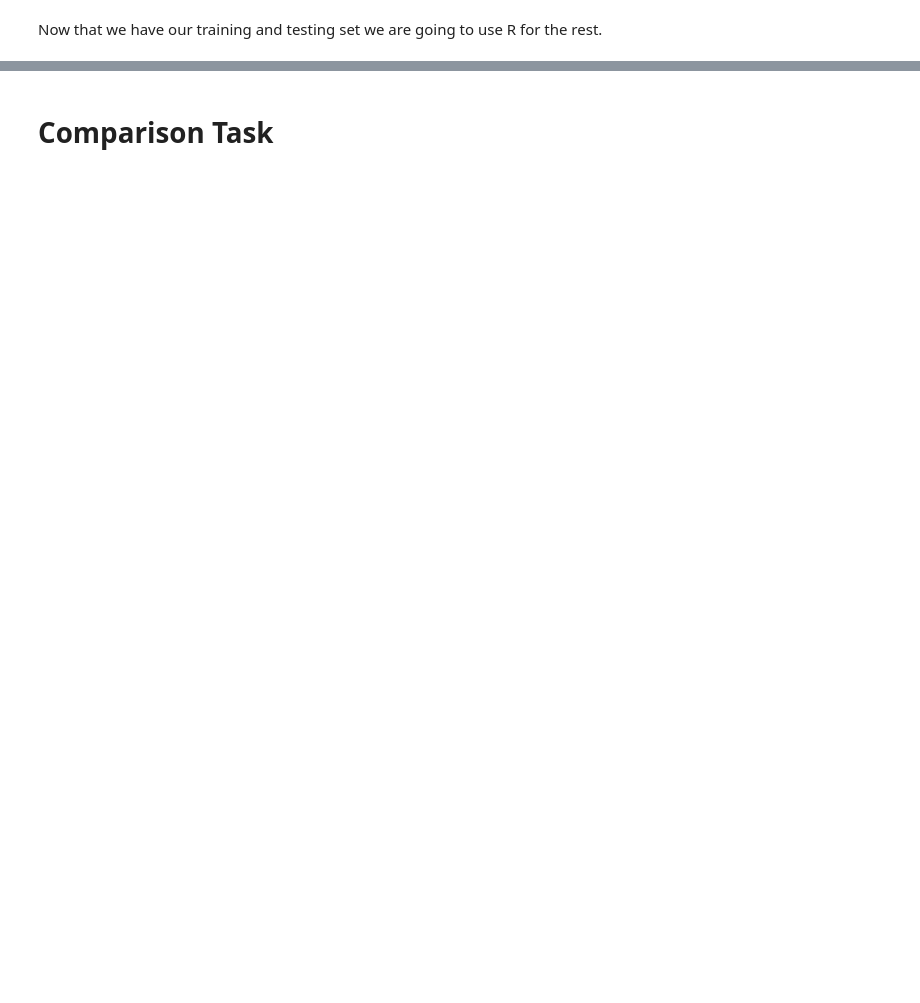
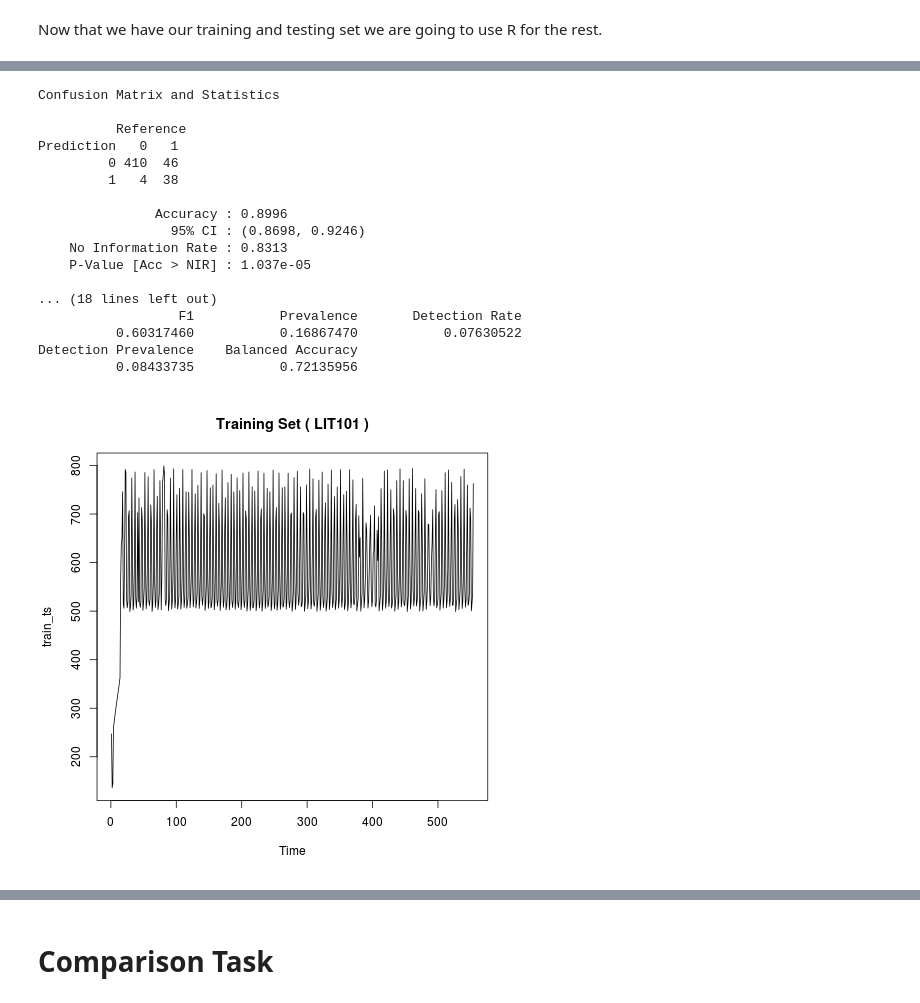
Before and after one commit to ajayaadhikari/Cyber-Data-Analytics, a Jupyter notebook: Assignment_2/CDA-Report.ipynb, the cells around one changed output, grey strips where cells are left out. Cells and saved outputs as stored; diff of their text form; code cells hidden in the pictures; blank space fills up the shorter version.

```diff
--- a/Assignment_2/CDA-Report.ipynb
+++ b/Assignment_2/CDA-Report.ipynb
@@ -264,0 +285,16 @@ ImportError: No module named rpy2.ipython
+# %%
+%%R
+# install.packages('tseries')
+library(tseries)
+# install.packages('TTR')
+library(TTR)
+# install.packages('forecast')
+library(forecast)
+# install.packages('caret')
+library(caret)
+
+setwd("/home/bill/github_repos/cda/Cyber-Data-Analytics/Assignment_2");
+
+# Read the dataset (pre-processed datasets)
+train_data <- read.csv('./data/training_arma.csv',header = TRUE)
+test_data <- read.csv('./data/testing_arma.csv',header = TRUE)
@@ -264,0 +384,22 @@ ImportError: No module named rpy2.ipython
+# %%
+%%R
+predictions <- build_arma_and_plot('LIT101',1)
+# %% [output]
+Confusion Matrix and Statistics
+
+          Reference
+Prediction   0   1
+         0 410  46
+         1   4  38
+
+               Accuracy : 0.8996
+                 95% CI : (0.8698, 0.9246)
+    No Information Rate : 0.8313
+    P-Value [Acc > NIR] : 1.037e-05
+
+... (18 lines left out)
+                  F1           Prevalence       Detection Rate
+          0.60317460           0.16867470           0.07630522
+Detection Prevalence    Balanced Accuracy
+          0.08433735           0.72135956
+[figure, added]
```
Also changed, not shown: parts of 21 cells of this notebook.
